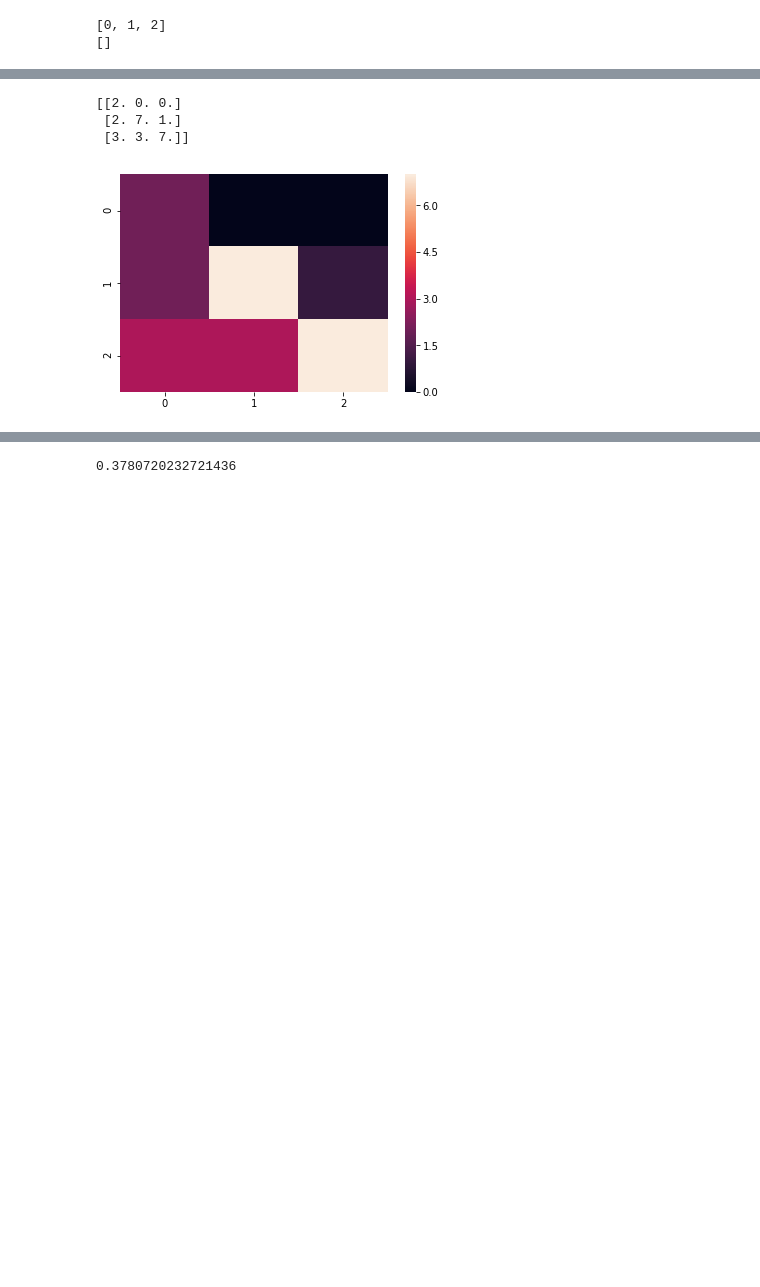
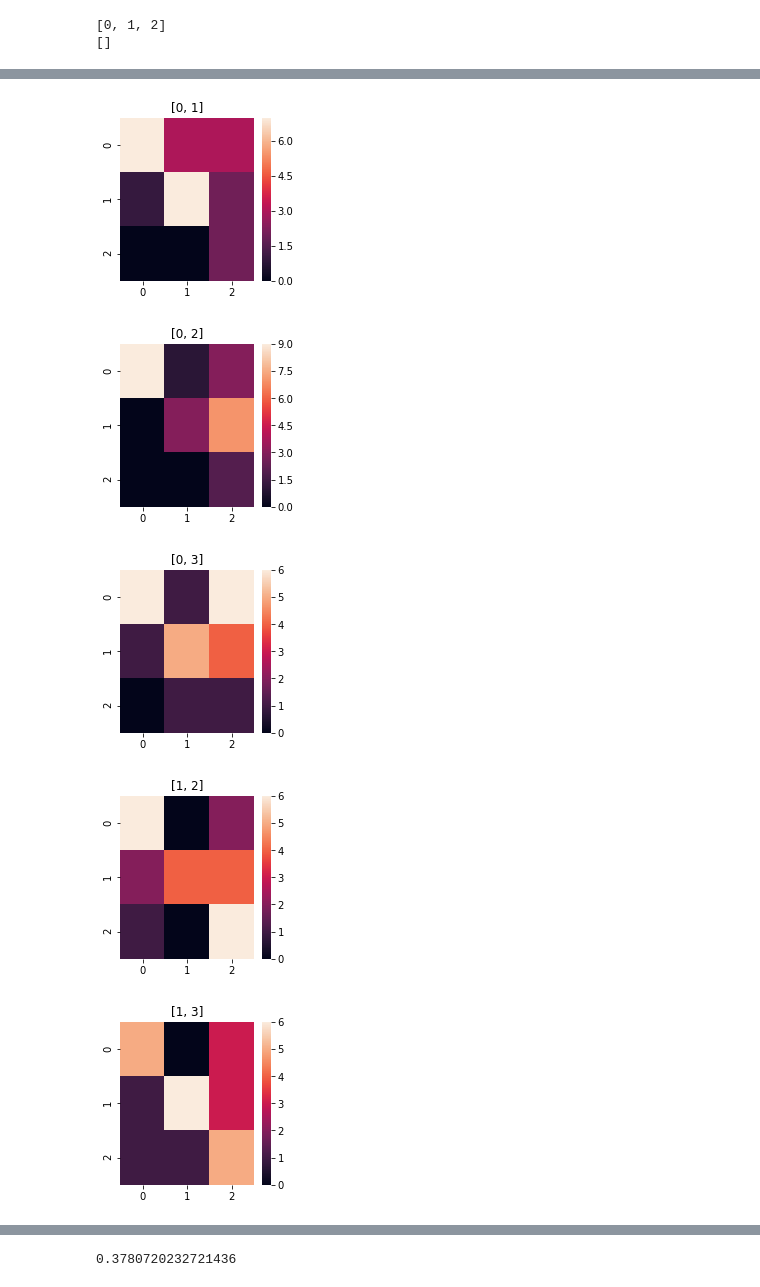
Before and after one commit to laurenjli/Content-Analysis-2020, a Jupyter notebook: week-2/2-Reliability.ipynb, the cells around one changed output, grey strips where cells are left out. Cells and saved outputs as stored; diff of their text form; code cells hidden in the pictures; blank space fills up the shorter version.

```diff
--- a/week-2/2-Reliability.ipynb
+++ b/week-2/2-Reliability.ipynb
@@ -229,9 +229,9 @@ x = pandas.read_csv("tal_anno.csv")
 x= x.drop('Timestamp',axis=1)
 x=x.T
 # %%
-x = x.replace('Private life', 2)
+x = x.replace('Private life', 0)
 x = x.replace('Public life', 1)
-x = x.replace('Neither', 0)
+x = x.replace('Neither', 2)
 x.head()
 # %% [output]
 |  | 0 | 1 | 2 | 3 |
@@ -267,11 +271,16 @@ array([0.32, 0.31, 0.37])
 # %%
 # confusion matrix between any two coders
-c = pyanno.measures.agreement.confusion_matrix(anno.annotations[:,0], anno.annotations[:,1],3)
-print(c)
-ac = seaborn.heatmap(c)
-plt.show()
+plt.rcParams['figure.figsize'] = [3, 3]
+coders = [0,1,2]
+for i in coders:
+    for j in range(i+1, 4):
+        c = pyanno.measures.agreement.confusion_matrix(anno.annotations[:,i], anno.annotations[:,j],3)
+        ac = seaborn.heatmap(c)
+        plt.title('[{}, {}]'.format(i,j))
+        plt.show()
 # %% [output]
-[[2. 0. 0.]
- [2. 7. 1.]
- [3. 3. 7.]]
-[figure, old version]
+[figure, new version]
+[figure, added]
+[figure, added]
+[figure, added]
+[figure, added]
```
Also changed, not shown: parts of 30 cells of this notebook.
